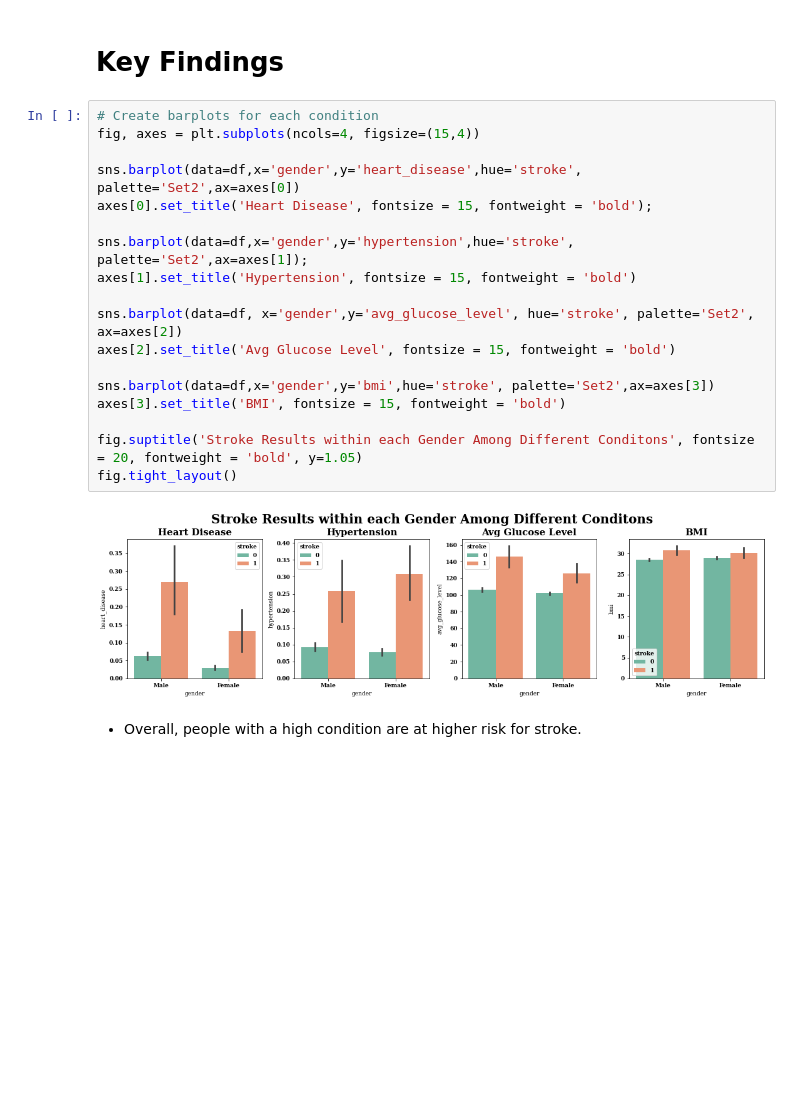
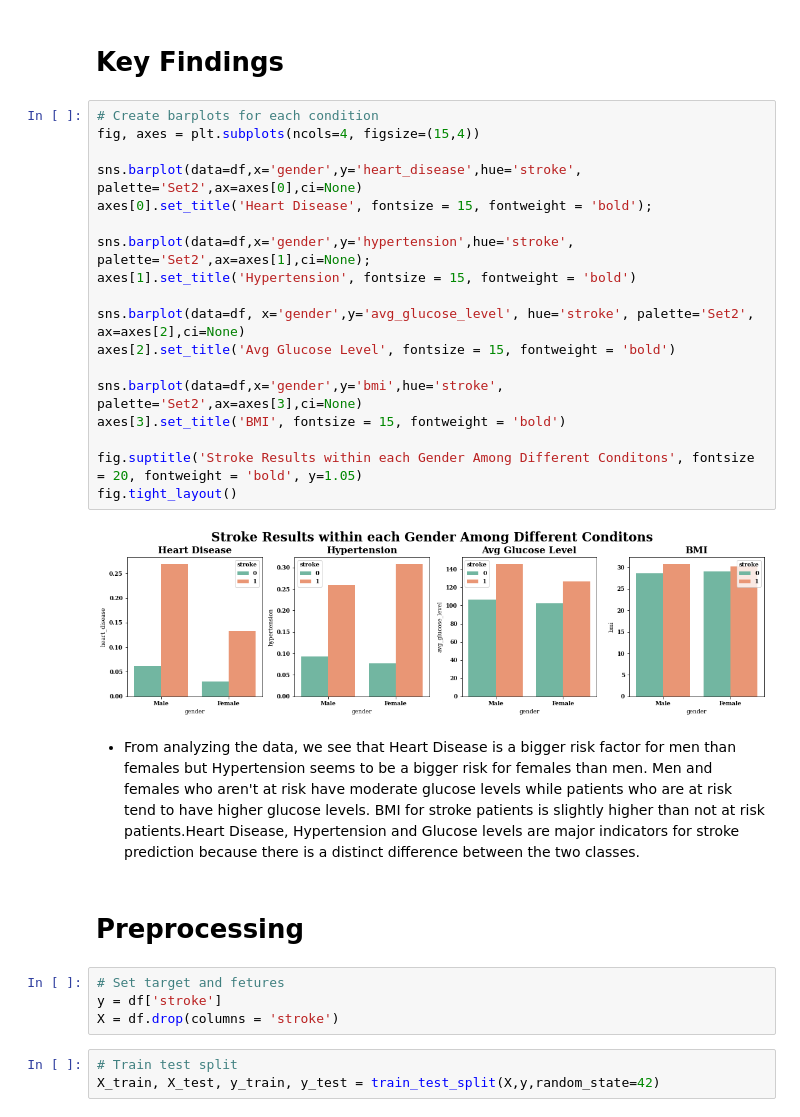
Before and after one commit to julianasaha/Risk-of-Stroke-Prediction, a Jupyter notebook: Project_2_(Core).ipynb, the cells around one changed output. Saved outputs shown, nothing was run; the diff lists cells and outputs as text; blank space fills up the shorter version.

```diff
--- a/Project_2_(Core).ipynb
+++ b/Project_2_(Core).ipynb
@@ -295,22 +316,31 @@ sns.barplot(x="smoking_status", y="stroke", hue='work_type', data=df,ax=axes[2],
 # %%
 # Create barplots for each condition
 fig, axes = plt.subplots(ncols=4, figsize=(15,4))
 
-sns.barplot(data=df,x='gender',y='heart_disease',hue='stroke', palette='Set2',ax=axes[0])
+sns.barplot(data=df,x='gender',y='heart_disease',hue='stroke', palette='Set2',ax=axes[0],ci=None)
 axes[0].set_title('Heart Disease', fontsize = 15, fontweight = 'bold');
 
-sns.barplot(data=df,x='gender',y='hypertension',hue='stroke', palette='Set2',ax=axes[1]);
+sns.barplot(data=df,x='gender',y='hypertension',hue='stroke', palette='Set2',ax=axes[1],ci=None);
 axes[1].set_title('Hypertension', fontsize = 15, fontweight = 'bold')
 
-sns.barplot(data=df, x='gender',y='avg_glucose_level', hue='stroke', palette='Set2', ax=axes[2])
+sns.barplot(data=df, x='gender',y='avg_glucose_level', hue='stroke', palette='Set2', ax=axes[2],ci=None)
 axes[2].set_title('Avg Glucose Level', fontsize = 15, fontweight = 'bold')
 
-sns.barplot(data=df,x='gender',y='bmi',hue='stroke', palette='Set2',ax=axes[3])
+sns.barplot(data=df,x='gender',y='bmi',hue='stroke', palette='Set2',ax=axes[3],ci=None)
 axes[3].set_title('BMI', fontsize = 15, fontweight = 'bold')
 
 fig.suptitle('Stroke Results within each Gender Among Different Conditons', fontsize = 20, fontweight = 'bold', y=1.05)
 fig.tight_layout()
 # %% [output]
-[figure, old version]
+[figure, new version]
-# %% [markdown]
--  Overall, people with a high condition are at higher risk for stroke.
+# %% [markdown]
+- From analyzing the data, we see that Heart Disease is a bigger risk factor for men than females but Hypertension seems to be a bigger risk for females than men. Men and females who aren't at risk have moderate glucose levels while patients who are at risk tend to have higher glucose levels. BMI for stroke patients is slightly higher than not at risk patients.Heart Disease, Hypertension and Glucose levels are major indicators for stroke prediction because there is a distinct difference between the two classes.
+# %% [markdown]
+# Preprocessing
+# %%
+# Set target and fetures
+y = df['stroke']
+X = df.drop(columns = 'stroke')
+# %%
+# Train test split
+X_train, X_test, y_train, y_test = train_test_split(X,y,random_state=42)
```
Also changed, not shown: parts of 57 cells of this notebook.
